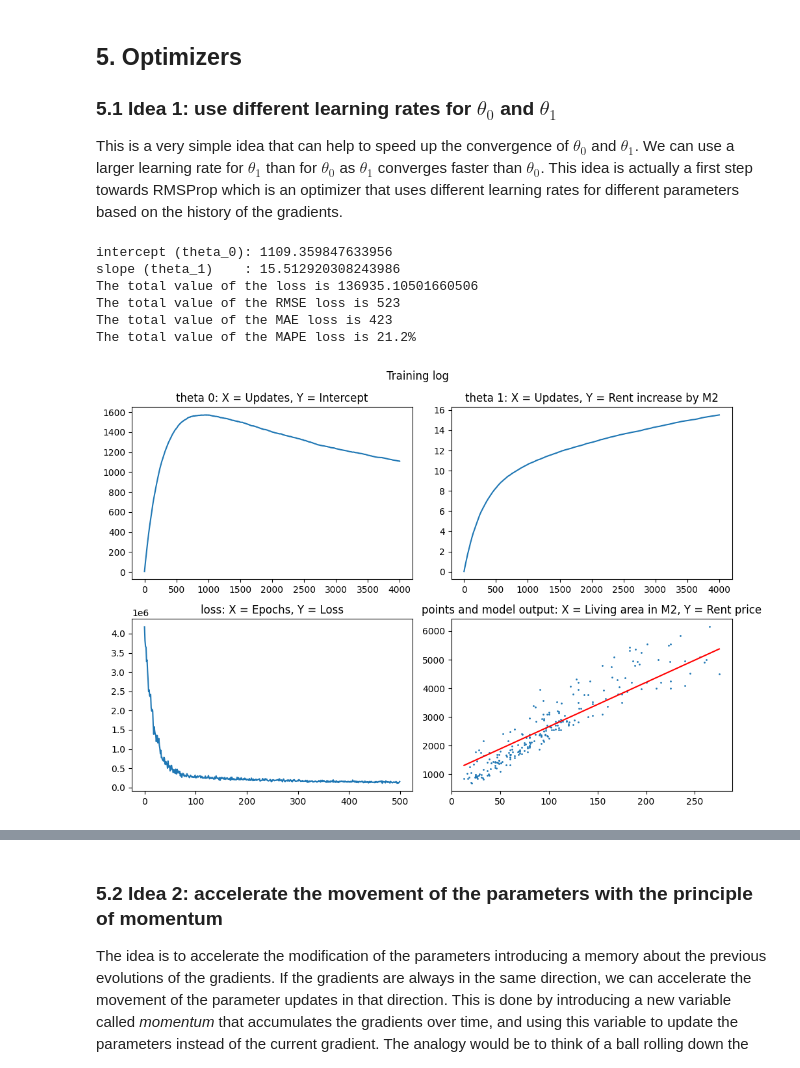
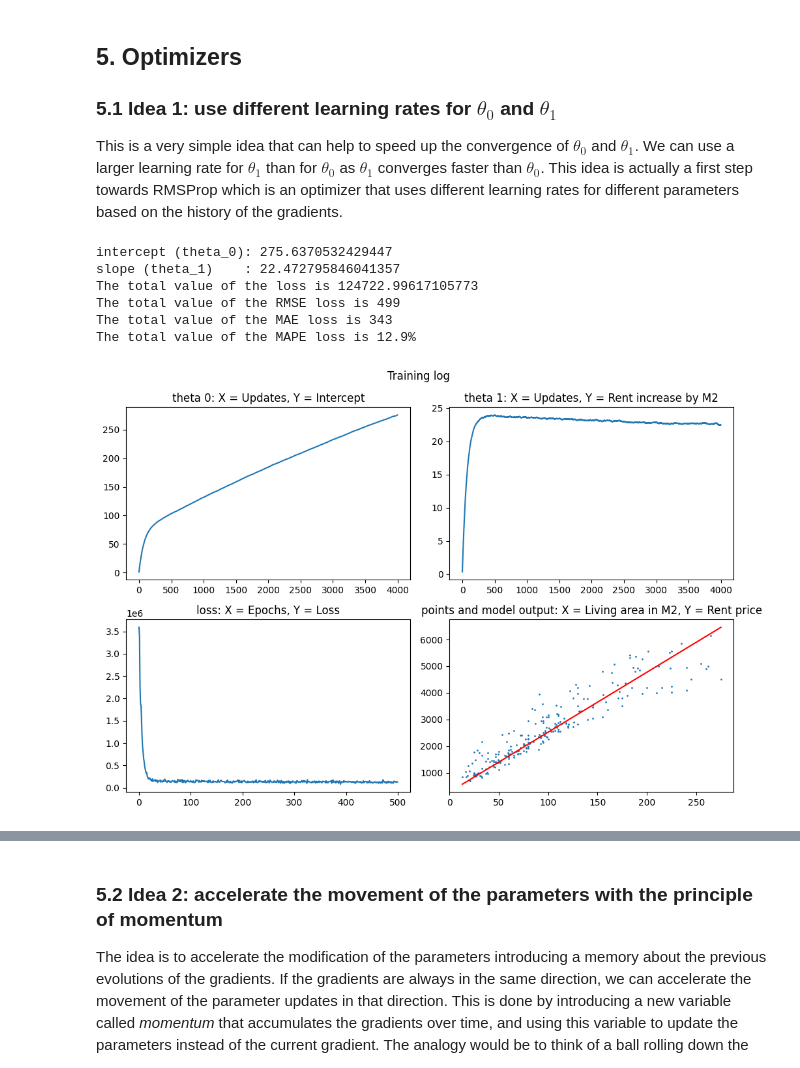
Before and after one commit to MehrLinard/DeLearnSpr26, a Jupyter notebook: Mandatory_Handin2/student-input/cg-linear-regression-stud.ipynb, the cells around one changed output, grey strips where cells are left out. Cells and saved outputs as stored; diff of their text form; code cells hidden in the pictures.

```diff
--- a/Mandatory_Handin2/student-input/cg-linear-regression-stud.ipynb
+++ b/Mandatory_Handin2/student-input/cg-linear-regression-stud.ipynb
@@ -625,8 +558,8 @@ The total value of the MAPE loss is 17.5%
 
 This is a very simple idea that can help to speed up the convergence of $\theta_0$ and $\theta_1$. We can use a larger learning rate for $\theta_1$ than for $\theta_0$ as $\theta_1$ converges faster than $\theta_0$. This idea is actually a first step towards RMSProp which is an optimizer that uses different learning rates for different parameters based on the history of the gradients.
 # %%
-alpha_t0 = 0.0025    # learning rate for theta_0
-alpha_t1 = 0.0000001  # learning rate for theta_1
+alpha_t0 = 0.0004    # learning rate for theta_0
+alpha_t1 = 0.000001  # learning rate for theta_1
 epochs = 500          # number of epochs (an epoch is a loop over the whole training set)
 
 # This requires the same code as before, but at the update we use individual alphas to and t1
@@ -668,40 +601,40 @@ for epoch in range(epochs):
         t0 = t0 - alpha_t0 * average_gradt0
         t1 = t1 - alpha_t1 * average_gradt1
         # calcualte epoch loss with average of batch
         epoch_loss += batch_loss / batch_size
 
         t0_evolution.append(t0)
         t1_evolution.append(t1)
 
 
     loss_evolution.append(epoch_loss / n_steps)
     epoch_loss = 0.0
 
 
 print("intercept (theta_0):", t0)
 print("slope (theta_1)    :", t1)
 y_hat = t0 + t1 * living_area
 J = mse_loss(y_hat, rent_price)
 print("The total value of the loss is", J)
 
 # losses rmse mae mape
 rmse = rmse_loss(y_hat, rent_price)
 mae = mae_loss(y_hat, rent_price)
 mape = mape_loss(y_hat, rent_price)
 
 print("The total value of the RMSE loss is", round(rmse))
 print("The total value of the MAE loss is", round(mae))
 print("The total value of the MAPE loss is", f"{100*mape:.1f}%")
 
 plot_training_log(loss_evolution, t0_evolution, t1_evolution, living_area, rent_price)
 # %% [output]
-intercept (theta_0): 1109.359847633956
-slope (theta_1)    : 15.512920308243986
-The total value of the loss is 136935.10501660506
-The total value of the RMSE loss is 523
-The total value of the MAE loss is 423
-The total value of the MAPE loss is 21.2%
+intercept (theta_0): 275.6370532429447
+slope (theta_1)    : 22.472795846041357
+The total value of the loss is 124722.99617105773
+The total value of the RMSE loss is 499
+The total value of the MAE loss is 343
+The total value of the MAPE loss is 12.9%
-[figure, old version]
+[figure, new version]
 # %% [markdown]
 **Your observations**. To be completed
 * **Initial setting, Learning rates: 0.0000001 and 0.00025**
```
Also changed, not shown: parts of 13 cells of this notebook, 12 other files.
